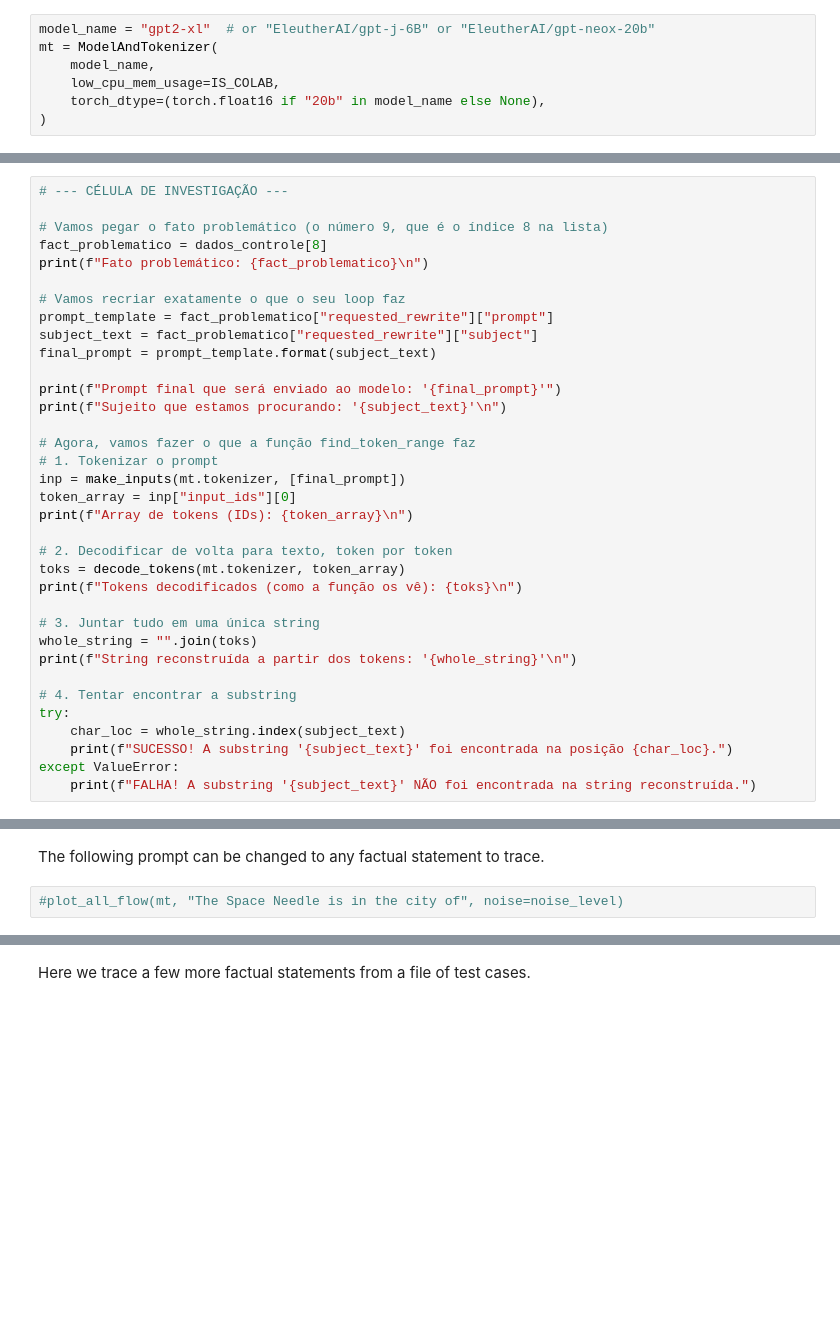
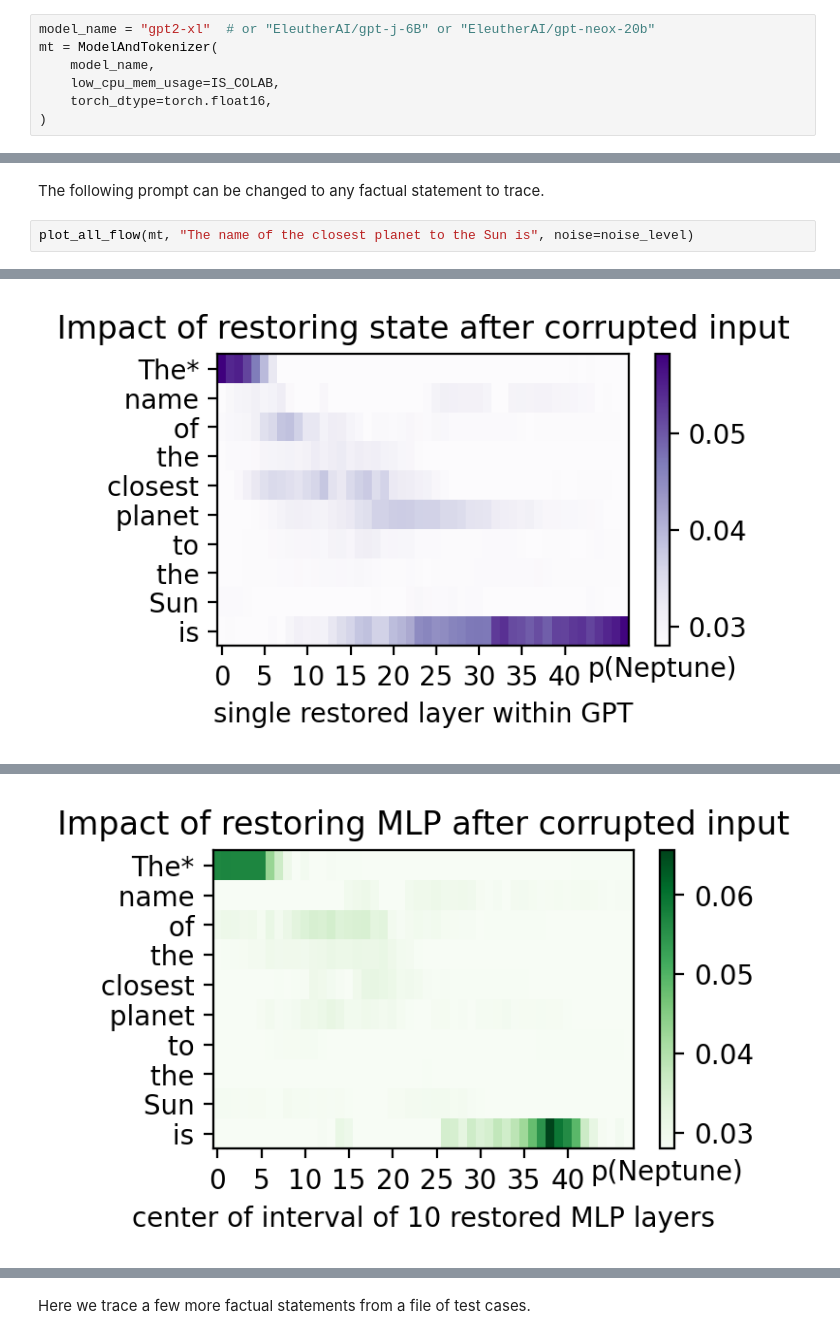
Before and after one commit to karinefonseca/NLP, a Jupyter notebook: notebooks/causal_trace.ipynb, the cells around one changed output, grey strips where cells are left out. Cells and saved outputs as stored; diff of their text form; blank space fills up the shorter version.

```diff
--- a/notebooks/causal_trace.ipynb
+++ b/notebooks/causal_trace.ipynb
@@ -74,7 +74,7 @@ model_name = "gpt2-xl"  # or "EleutherAI/gpt-j-6B" or "EleutherAI/gpt-neox-20b"
 mt = ModelAndTokenizer(
     model_name,
     low_cpu_mem_usage=IS_COLAB,
-    torch_dtype=(torch.float16 if "20b" in model_name else None),
+    torch_dtype=torch.float16,
 )
 # %% [output]
 The secret `HF_TOKEN` does not exist in your Colab secrets.
@@ -82,38 +82,3 @@ To authenticate with the Hugging Face Hub, create a token in your settings tab (
 You will be able to reuse this secret in all of your notebooks.
 Please note that authentication is recommended but still optional to access public models or datasets.
   warnings.warn(
-# %%
-# --- CÉLULA DE INVESTIGAÇÃO ---
-
-# Vamos pegar o fato problemático (o número 9, que é o índice 8 na lista)
-fact_problematico = dados_controle[8]
-print(f"Fato problemático: {fact_problematico}\n")
-
-# Vamos recriar exatamente o que o seu loop faz
-prompt_template = fact_problematico["requested_rewrite"]["prompt"]
-subject_text = fact_problematico["requested_rewrite"]["subject"]
-final_prompt = prompt_template.format(subject_text)
-
-print(f"Prompt final que será enviado ao modelo: '{final_prompt}'")
-print(f"Sujeito que estamos procurando: '{subject_text}'\n")
-
-# Agora, vamos fazer o que a função find_token_range faz
-# 1. Tokenizar o prompt
-inp = make_inputs(mt.tokenizer, [final_prompt])
-token_array = inp["input_ids"][0]
-print(f"Array de tokens (IDs): {token_array}\n")
-
-# 2. Decodificar de volta para texto, token por token
-toks = decode_tokens(mt.tokenizer, token_array)
-print(f"Tokens decodificados (como a função os vê): {toks}\n")
-
-# 3. Juntar tudo em uma única string
-whole_string = "".join(toks)
-print(f"String reconstruída a partir dos tokens: '{whole_string}'\n")
-
-# 4. Tentar encontrar a substring
-try:
-    char_loc = whole_string.index(subject_text)
-    print(f"SUCESSO! A substring '{subject_text}' foi encontrada na posição {char_loc}.")
-except ValueError:
-    print(f"FALHA! A substring '{subject_text}' NÃO foi encontrada na string reconstruída.")
@@ -506,4 +436,5 @@ Iniciando análise para a condição de CONTROLE...
 # %% [markdown]
 The following prompt can be changed to any factual statement to trace.
-# %%
-#plot_all_flow(mt, "The Space Needle is in the city of", noise=noise_level)
+# %%
+plot_all_flow(mt, "The name of the closest planet to the Sun is", noise=noise_level)
+# %% [output]
@@ -509,0 +458 @@ The following prompt can be changed to any factual statement to trace.
+[figure, added]
@@ -509,0 +476 @@ The following prompt can be changed to any factual statement to trace.
+[figure, added]
```
Also changed, not shown: parts of 14 cells of this notebook.
